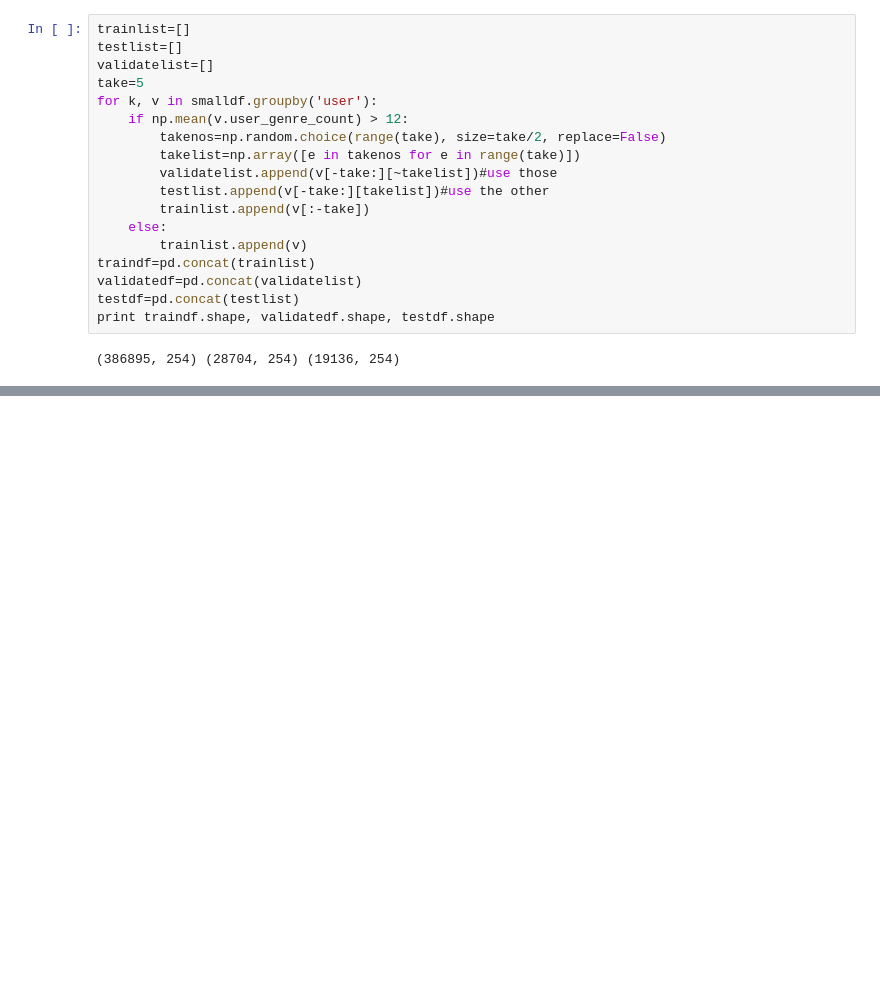
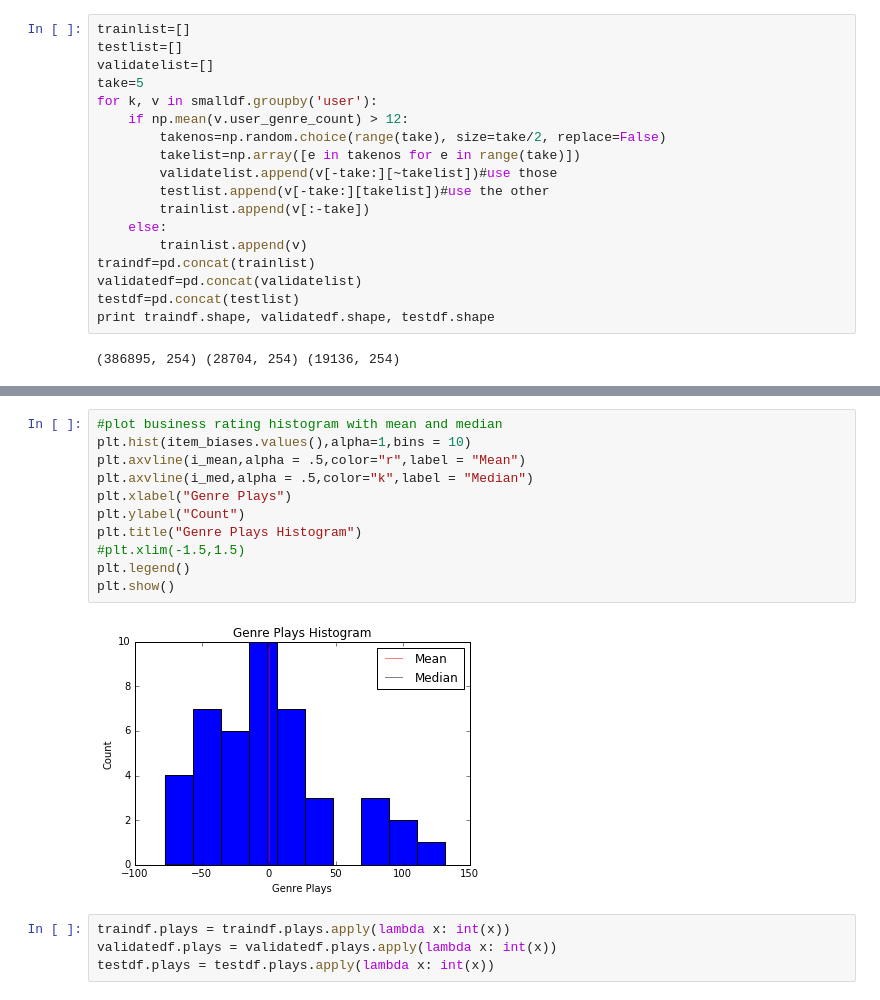
Before and after one commit to twkillian/cs181_practicals, a Jupyter notebook: Practical 3/Practical 3 AJP Final.ipynb, the cells around one changed output, grey strips where cells are left out. Cells and saved outputs as stored; diff of their text form; blank space fills up the shorter version.

```diff
--- a/Practical 3/Practical 3 AJP Final.ipynb
+++ b/Practical 3/Practical 3 AJP Final.ipynb
@@ -342,0 +438,17 @@ print np.sum(maskval), np.sum(masktest)
+# %%
+#plot business rating histogram with mean and median
+plt.hist(item_biases.values(),alpha=1,bins = 10)
+plt.axvline(i_mean,alpha = .5,color="r",label = "Mean")
+plt.axvline(i_med,alpha = .5,color="k",label = "Median")
+plt.xlabel("Genre Plays")
+plt.ylabel("Count")
+plt.title("Genre Plays Histogram")
+#plt.xlim(-1.5,1.5)
+plt.legend()
+plt.show()
+# %% [output]
+[figure, added]
+# %%
+traindf.plays = traindf.plays.apply(lambda x: int(x))
+validatedf.plays = validatedf.plays.apply(lambda x: int(x))
+testdf.plays = testdf.plays.apply(lambda x: int(x))
```
Also changed, not shown: parts of 14 cells of this notebook.
